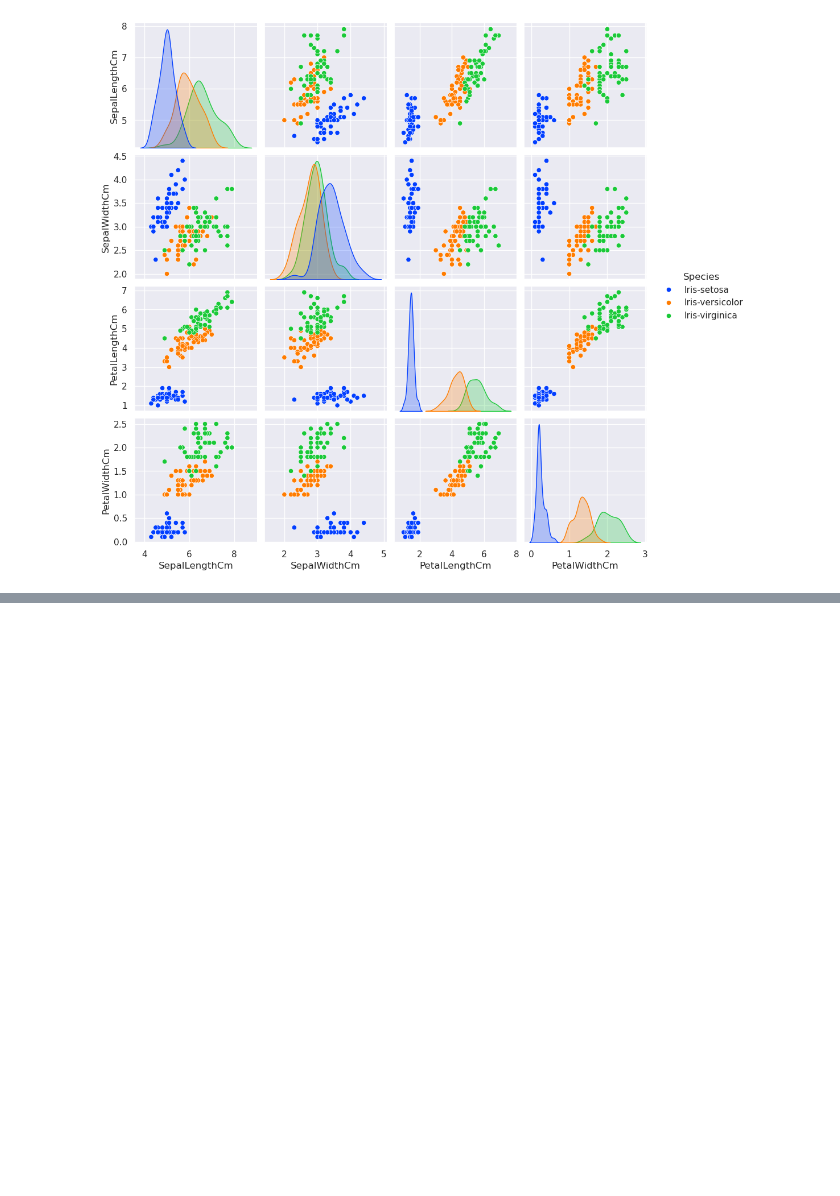
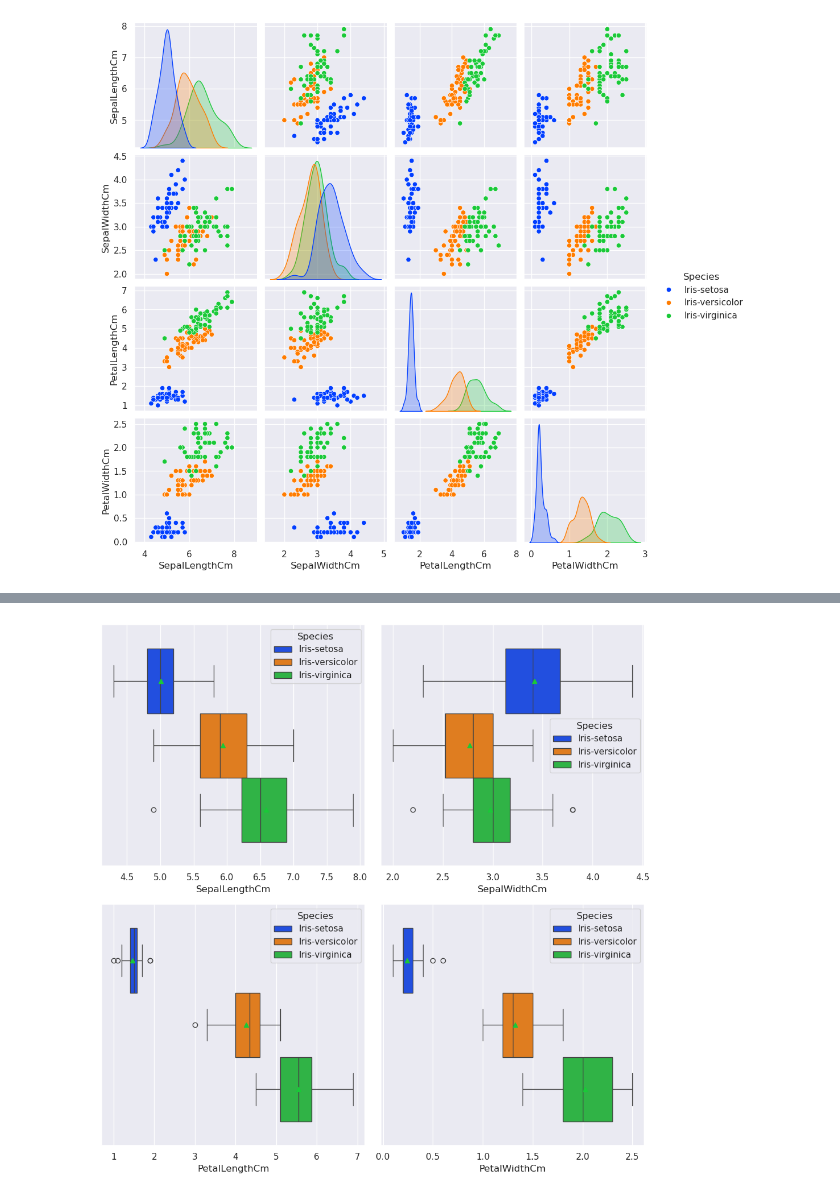
Before and after one commit to HilarioMarques/Classificacao_AlgoritmosLineares_BaseIris-, a Jupyter notebook: notebooks/AnaliseExploratoria.ipynb, the cells around one changed output, grey strips where cells are left out. Drawn from its saved outputs; the diff is of its cells as text; code cells hidden in the pictures; blank space fills up the shorter version.

```diff
--- a/notebooks/AnaliseExploratoria.ipynb
+++ b/notebooks/AnaliseExploratoria.ipynb
@@ -99,0 +104,10 @@ sns.pairplot(df, hue="Species");
+# %%
+fig, axs = plt.subplots(2, 2, figsize=(10, 10))
+
+for ax, coluna in zip(axs.flatten(), df.select_dtypes("number").columns):
+    sns.boxplot(data=df, x=coluna, hue="Species", ax=ax, showmeans=True)
+
+plt.tight_layout()
+plt.show()
+# %% [output]
+[figure, added]
```
Also changed, not shown: parts of 1 cell of this notebook.
